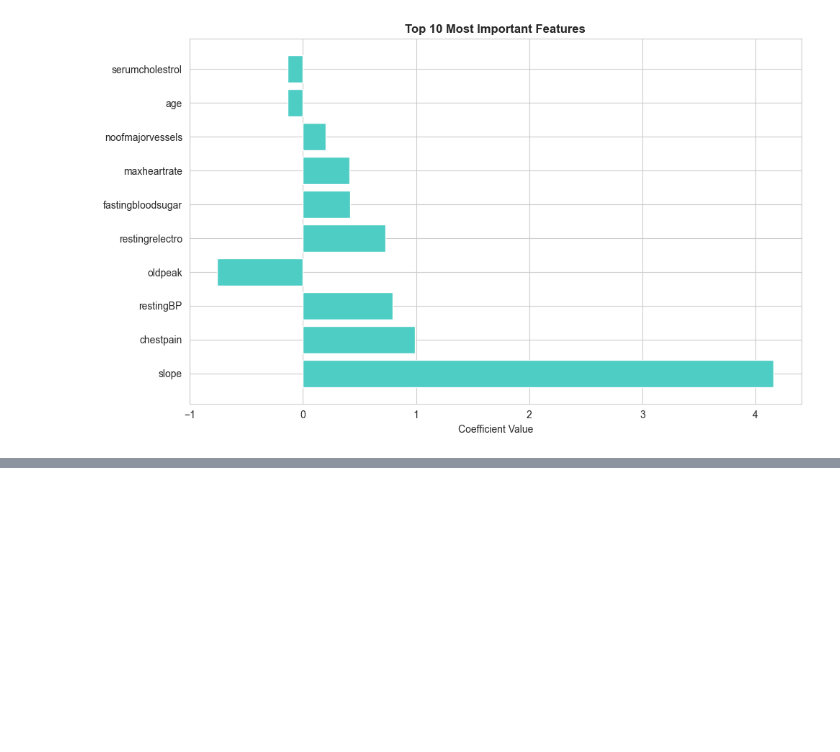
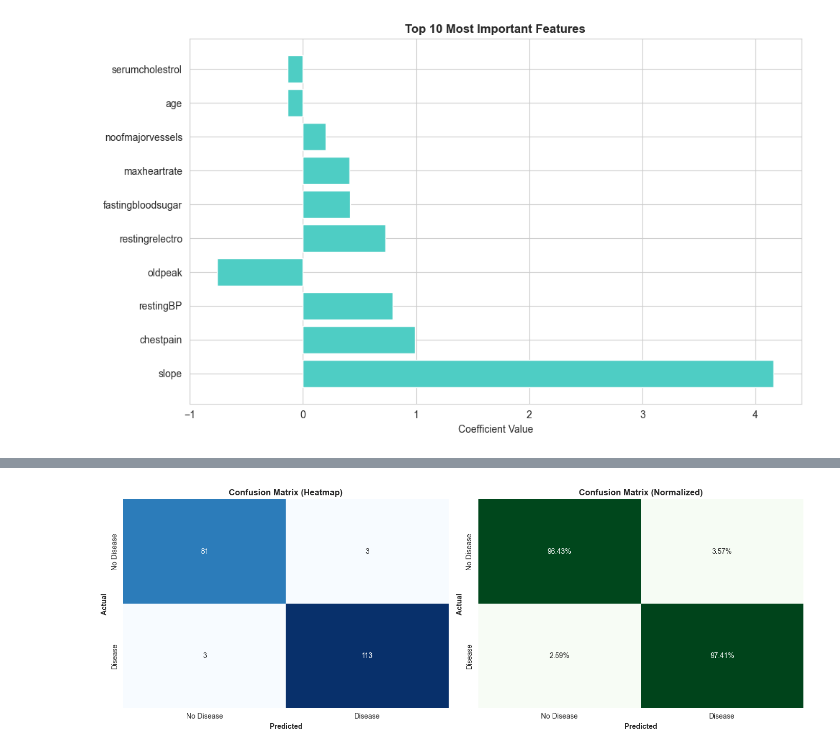
Before and after one commit to perera2001/ML-Assignment-, a Jupyter notebook: Logistic/logistic.ipynb, the cells around one changed output, grey strips where cells are left out. Drawn from its saved outputs; the diff is of its cells as text; code cells hidden in the pictures; blank space fills up the shorter version.

```diff
--- a/Logistic/logistic.ipynb
+++ b/Logistic/logistic.ipynb
@@ -857,0 +956,89 @@ Model Intercept: 1.250148
+# %%
+print("=" * 80)
+print("COMPREHENSIVE MODEL EVALUATION")
+print("=" * 80)
+print()
+
+# Make predictions on test set
+y_test_pred_proba = log_reg.predict_proba(X_test)[:, 1]
+
+# 1. Accuracy Score
+print("1. ACCURACY SCORE")
+print("-" * 40)
+accuracy = accuracy_score(y_test, y_test_pred)
+print(f"Test Accuracy: {accuracy:.4f} ({accuracy * 100:.2f}%)")
+print("(Percentage of correctly classified samples)")
+print()
+
+# 2. Confusion Matrix
+print("2. CONFUSION MATRIX")
+print("-" * 40)
+cm = confusion_matrix(y_test, y_test_pred)
+print(cm)
+print()
+
+# Interpret confusion matrix
+tn, fp, fn, tp = cm.ravel()
+print(f"True Negatives (TN): {tn}")
+print(f"False Positives (FP): {fp}")
+print(f"False Negatives (FN): {fn}")
+print(f"True Positives (TP): {tp}")
+print()
+
+# 3. Classification Report
+print("3. CLASSIFICATION REPORT")
+print("-" * 40)
+print(classification_report(y_test, y_test_pred, target_names=['No Disease (0)', 'Disease (1)']))
+print()
+
+# 4. Additional Metrics
+print("4. ADDITIONAL METRICS")
+print("-" * 40)
+
+# Sensitivity (Recall): TP / (TP + FN)
+sensitivity = tp / (tp + fn)
+print(f"Sensitivity (True Positive Rate / Recall): {sensitivity:.4f}")
+print("  (Proportion of actual disease cases correctly identified)")
+
+# Specificity: TN / (TN + FP)
+specificity = tn / (tn + fp)
+print(f"Specificity (True Negative Rate): {specificity:.4f}")
+print("  (Proportion of no-disease cases correctly identified)")
+
+# Precision: TP / (TP + FP)
+precision = tp / (tp + fp)
+print(f"Precision: {precision:.4f}")
+print("  (Of predicted disease cases, proportion that are correct)")
+
+# F1-Score
+f1 = 2 * (precision * sensitivity) / (precision + sensitivity)
+print(f"F1-Score: {f1:.4f}")
+print("  (Harmonic mean of precision and recall)")
+
+print()
+
+# Visualize Confusion Matrix
+fig, axes = plt.subplots(1, 2, figsize=(14, 5))
+
+# Heatmap
+sns.heatmap(cm, annot=True, fmt='d', cmap='Blues', cbar=False, ax=axes[0],
+            xticklabels=['No Disease', 'Disease'],
+            yticklabels=['No Disease', 'Disease'])
+axes[0].set_xlabel('Predicted', fontweight='bold')
+axes[0].set_ylabel('Actual', fontweight='bold')
+axes[0].set_title('Confusion Matrix (Heatmap)', fontweight='bold', fontsize=12)
+
+# Normalized Confusion Matrix
+cm_normalized = cm.astype('float') / cm.sum(axis=1)[:, np.newaxis]
+sns.heatmap(cm_normalized, annot=True, fmt='.2%', cmap='Greens', cbar=False, ax=axes[1],
+            xticklabels=['No Disease', 'Disease'],
+            yticklabels=['No Disease', 'Disease'])
+axes[1].set_xlabel('Predicted', fontweight='bold')
+axes[1].set_ylabel('Actual', fontweight='bold')
+axes[1].set_title('Confusion Matrix (Normalized)', fontweight='bold', fontsize=12)
+
+plt.tight_layout()
+plt.show()
+
+print("\n Model evaluation completed!")
+# %% [output]
@@ -857,0 +1062 @@ Model Intercept: 1.250148
+[figure, added]
```
Also changed, not shown: parts of 4 cells of this notebook.
